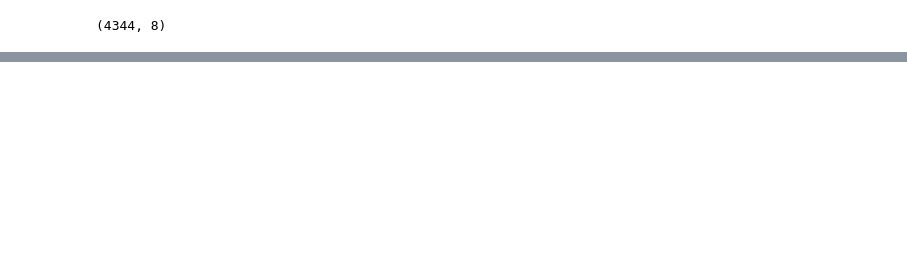
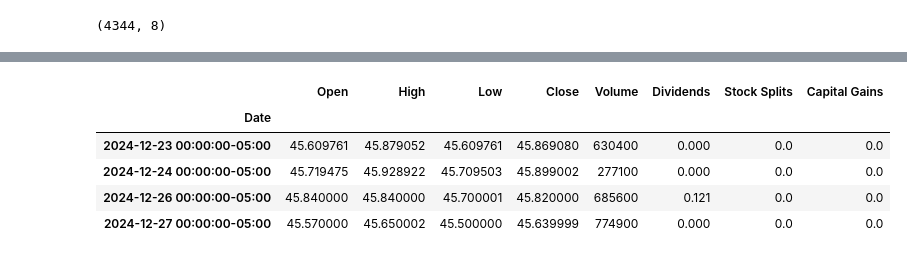
Before and after one commit to nathadriele/stock-markets-analytics-zoomcamp, a Jupyter notebook: 01-intro-and-data-sources/hw-intro.ipynb, the cells around one changed output, grey strips where cells are left out. Saved outputs shown, nothing was run; the diff lists cells and outputs as text; code cells hidden in the pictures; blank space fills up the shorter version.

```diff
--- a/01-intro-and-data-sources/hw-intro.ipynb
+++ b/01-intro-and-data-sources/hw-intro.ipynb
@@ -344,0 +364,9 @@ print(epi_etf_daily.shape)
+# %%
+epi_etf_daily[(epi_etf_daily.index >='2024-12-23') & (epi_etf_daily.index <='2024-12-28')]
+# %% [output]
+|  | Open | High | Low | Close | Volume | Dividends | Stock Splits | Capital Gains |
+| Date |  |  |  |  |  |  |  |  |
+| 2024-12-23 00:00:00-05:00 | 45.609761 | 45.879052 | 45.609761 | 45.869080 | 630400 | 0.000 | 0.0 | 0.0 |
+| 2024-12-24 00:00:00-05:00 | 45.719475 | 45.928922 | 45.709503 | 45.899002 | 277100 | 0.000 | 0.0 | 0.0 |
+| 2024-12-26 00:00:00-05:00 | 45.840000 | 45.840000 | 45.700001 | 45.820000 | 685600 | 0.121 | 0.0 | 0.0 |
+| 2024-12-27 00:00:00-05:00 | 45.570000 | 45.650002 | 45.500000 | 45.639999 | 774900 | 0.000 | 0.0 | 0.0 |
```
Also changed, not shown: parts of 2 cells of this notebook.
